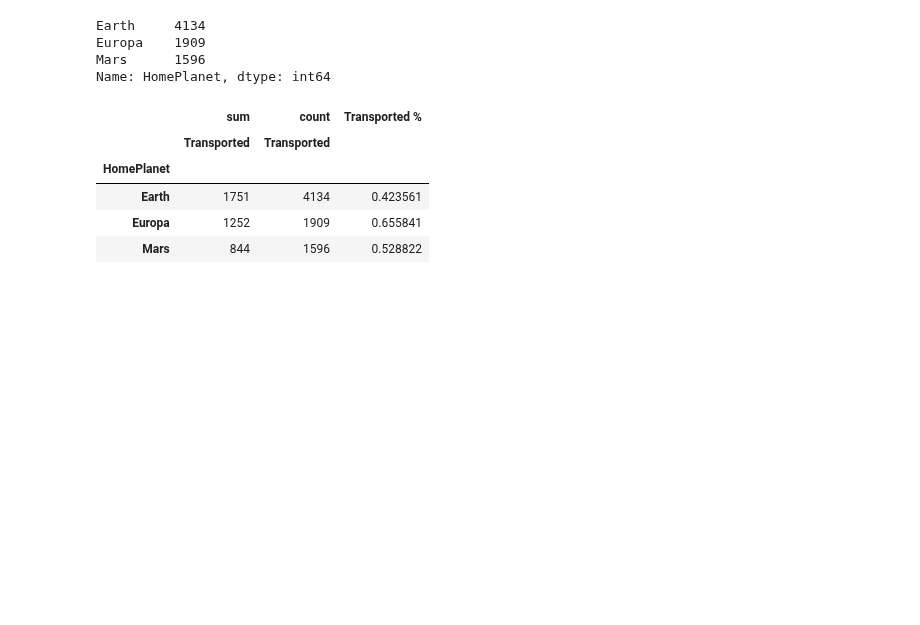
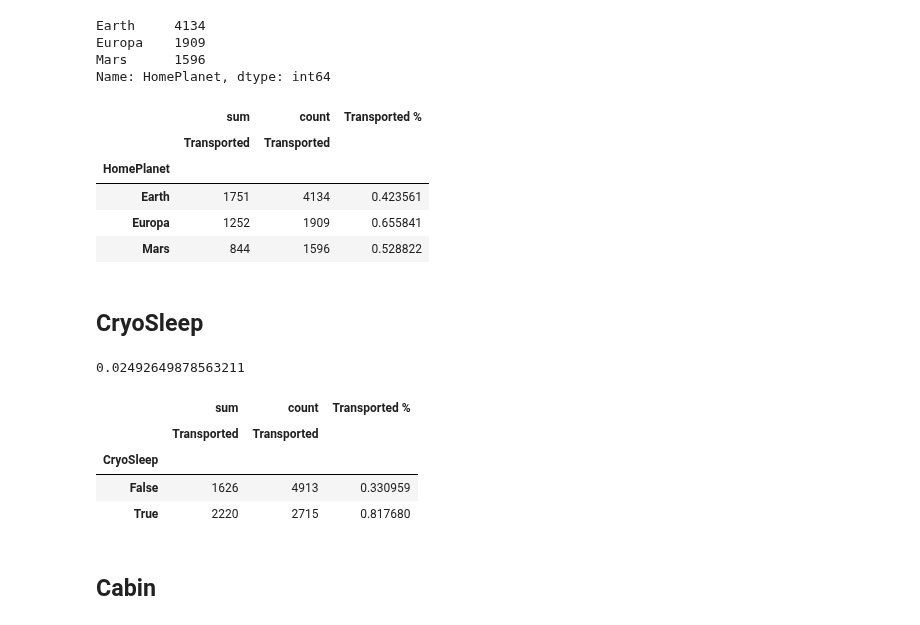
Before and after one commit to PashaIanko/Kaggle.Spaceship-Titanic, a Jupyter notebook: 1_data_exploration.ipynb, the cells around one changed output. Cells and saved outputs as stored; diff of their text form; code cells hidden in the pictures; blank space fills up the shorter version.

```diff
--- a/1_data_exploration.ipynb
+++ b/1_data_exploration.ipynb
@@ -325,3 +280,30 @@ home_planet_table
 | Earth | 1751 | 4134 | 0.423561 |
 | Europa | 1252 | 1909 | 0.655841 |
 | Mars | 844 | 1596 | 0.528822 |
+# %% [markdown]
+## CryoSleep
+# %%
+df_exploration.CryoSleep.isna().sum() / len(df_exploration)
+# %% [output]
+0.02492649878563211
+# %%
+cryo_sleep_table = pd.pivot_table(
+    df_exploration,
+    values=['Transported'],
+    index=['CryoSleep'],
+    aggfunc=['sum', 'count']
+)
+
+cryo_sleep_table['Transported %'] = \
+    cryo_sleep_table['sum']['Transported'] \
+    / cryo_sleep_table['count']['Transported']
+
+cryo_sleep_table
+# %% [output]
+|  | sum | count | Transported % |
+|  | Transported | Transported |  |
+| CryoSleep |  |  |  |
+| False | 1626 | 4913 | 0.330959 |
+| True | 2220 | 2715 | 0.817680 |
+# %% [markdown]
+## Cabin
```
Also changed, not shown: parts of 12 cells of this notebook.
